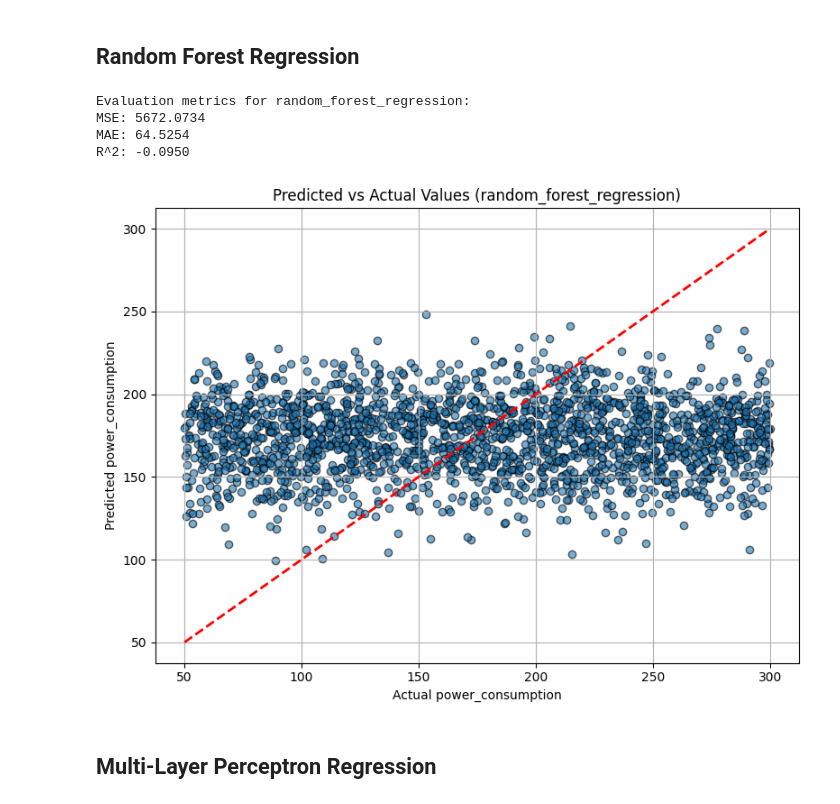
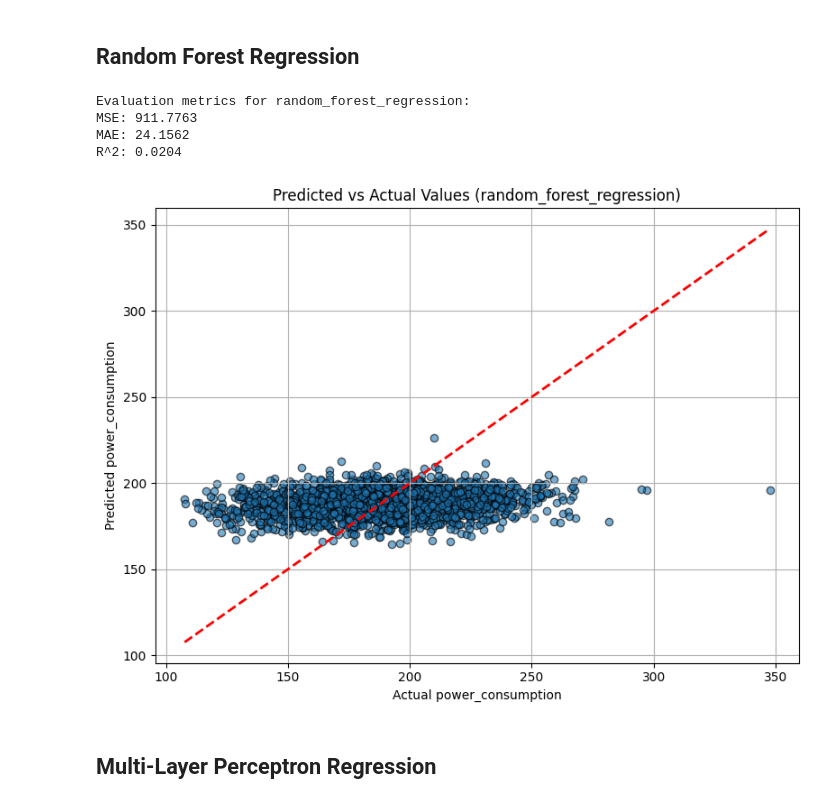
Before and after one commit to MuhammadAhmadMirza/BNA26-ML, a Jupyter notebook: src/models.ipynb, the cells around one changed output. Drawn from its saved outputs; the diff is of its cells as text; code cells hidden in the pictures.

```diff
--- a/src/models.ipynb
+++ b/src/models.ipynb
@@ -73,8 +100,10 @@ def plot_predictions(y_true, y_pred, model_name):
 df = pd.read_csv("../data/dataset.csv")
 
 target_column = "power_consumption" # do not change this line
-# this you are supposed to change to get better results
-feature_columns = ["disk_io", "memory_usage", "cpu_utilization"] # TODO change to faulty ones
+
+feature_columns = ["cpu_utilization", "thread_count", "cache_miss_rate", "uptime"] # TODO find best feature columnsns
+feature_columns = [col for col in feature_columns if col in df.columns] # TODO find best feature columnsns
+
 
 # Prepare data
 X = df[feature_columns]
@@ -93,11 +122,16 @@ MODEL_DIR = "../models"
 model_name = "polynomial_regression"
 MODEL_PATH = os.path.join(MODEL_DIR, model_name + ".joblib")
 
-# Polynomial regression Parameters
-degree = 2  # Polynomial degree
+# Polynomial regression parameters - higher degree to capture nonlinear relationships
+degree = 2
+
+hyperparameters = {
+    "degree": degree,
+    "include_bias": False,
+}
 
 # Create and train pipeline model (handles polynomial features internally)
-model = make_pipeline(PolynomialFeatures(degree), LinearRegression())
+model = make_pipeline(PolynomialFeatures(degree, include_bias=False), LinearRegression())
 model.fit(X_train, y_train)
 
 # Save the trained pipeline model
@@ -105,7 +139,7 @@ os.makedirs(MODEL_DIR, exist_ok=True)
 joblib.dump(model, MODEL_PATH)
 
 # Evaluate and print metrics, then plot predictions
-predictions = evaluate_model(model_name)
+predictions = evaluate_model(model_name, hyperparameters, feature_columns)
 plot_predictions(y_test, predictions, model_name)
 # %% [output]
 Evaluation metrics for polynomial_regression:
@@ -118,38 +152,51 @@ R^2: 0.0009
 # %%
 # Name and path
 model_name = "random_forest_regression"
 MODEL_PATH = os.path.join(MODEL_DIR, model_name + ".joblib")
 
-# Hyperparameters for Random Forest (tweak these)
-n_estimators = 100        # Number of trees in the forest
-max_depth = None          # Maximum depth of each tree; None means nodes are expanded until all leaves are pure
-min_samples_split = 2     # Minimum number of samples required to split an internal node
-min_samples_leaf = 1      # Minimum number of samples required to be at a leaf node
-random_state = 42         # Seed for reproducibility
+# Optimized hyperparameters for Random Forest
+n_estimators = 300
+max_depth = 15
+min_samples_split = 5
+min_samples_leaf = 2
+max_features = 1.0
+random_state = 42
+
+hyperparameters = {
+    "n_estimators": n_estimators,
+    "max_depth": max_depth,
+    "min_samples_split": min_samples_split,
+    "min_samples_leaf": min_samples_leaf,
+    "max_features": max_features,
+    "random_state": random_state,
+    "n_jobs": -1,
+}
 
 # Create and train Random Forest Regressor with specified parameters
 model = RandomForestRegressor(
     n_estimators=n_estimators,
     max_depth=max_depth,
     min_samples_split=min_samples_split,
     min_samples_leaf=min_samples_leaf,
-    random_state=random_state
-)
+    max_features=max_features,
+    random_state=random_state,
+    n_jobs=-1,
+ )
 model.fit(X_train, y_train)
 
 # Save the trained model
 os.makedirs(MODEL_DIR, exist_ok=True)
 joblib.dump(model, MODEL_PATH)
 
 # Evaluate and print metrics, then plot predictions
-predictions = evaluate_model(model_name)
+predictions = evaluate_model(model_name, hyperparameters, feature_columns)
 plot_predictions(y_test, predictions, model_name)
 # %% [output]
 Evaluation metrics for random_forest_regression:
-MSE: 5672.0734
-MAE: 64.5254
-R^2: -0.0950
+MSE: 911.7763
+MAE: 24.1562
+R^2: 0.0204
-[figure, old version]
+[figure, new version]
 # %% [markdown]
 ## Multi-Layer Perceptron Regression
 # %%
```
Also changed, not shown: parts of 7 cells of this notebook.
